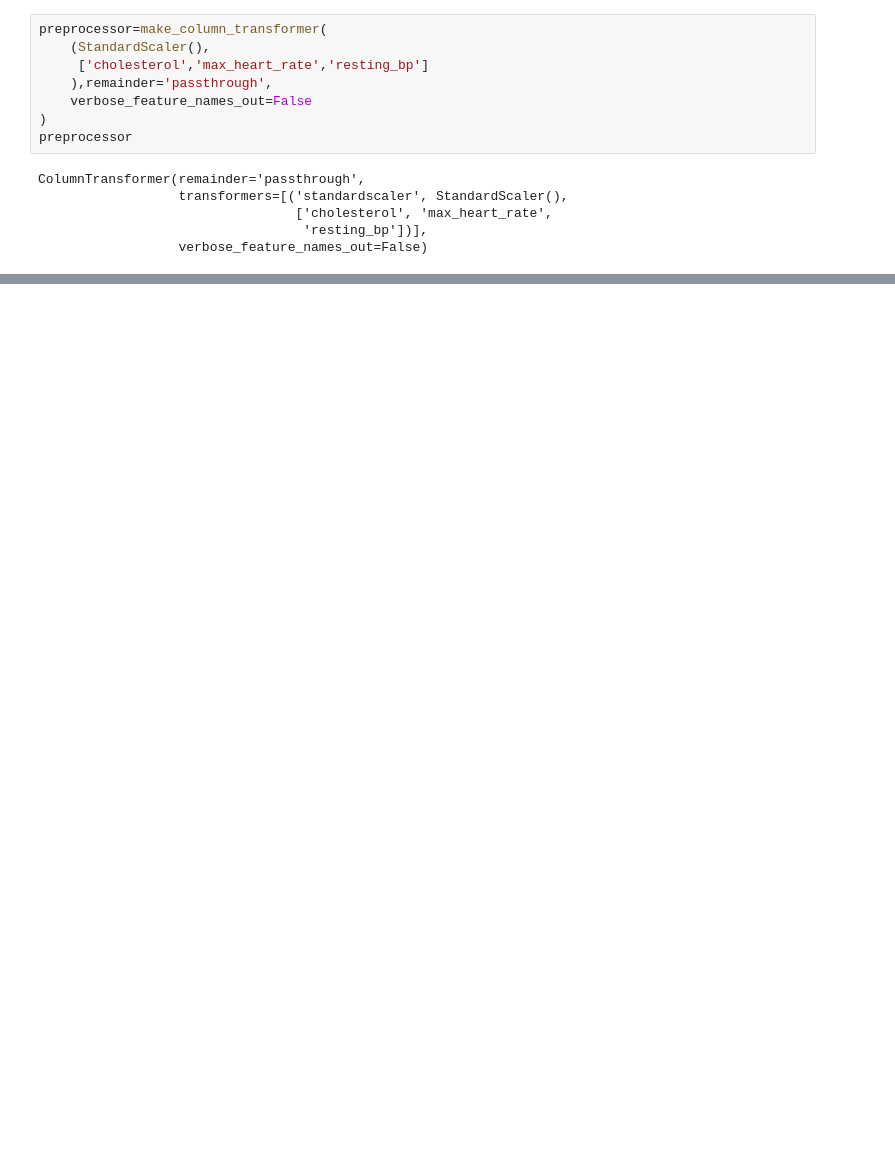
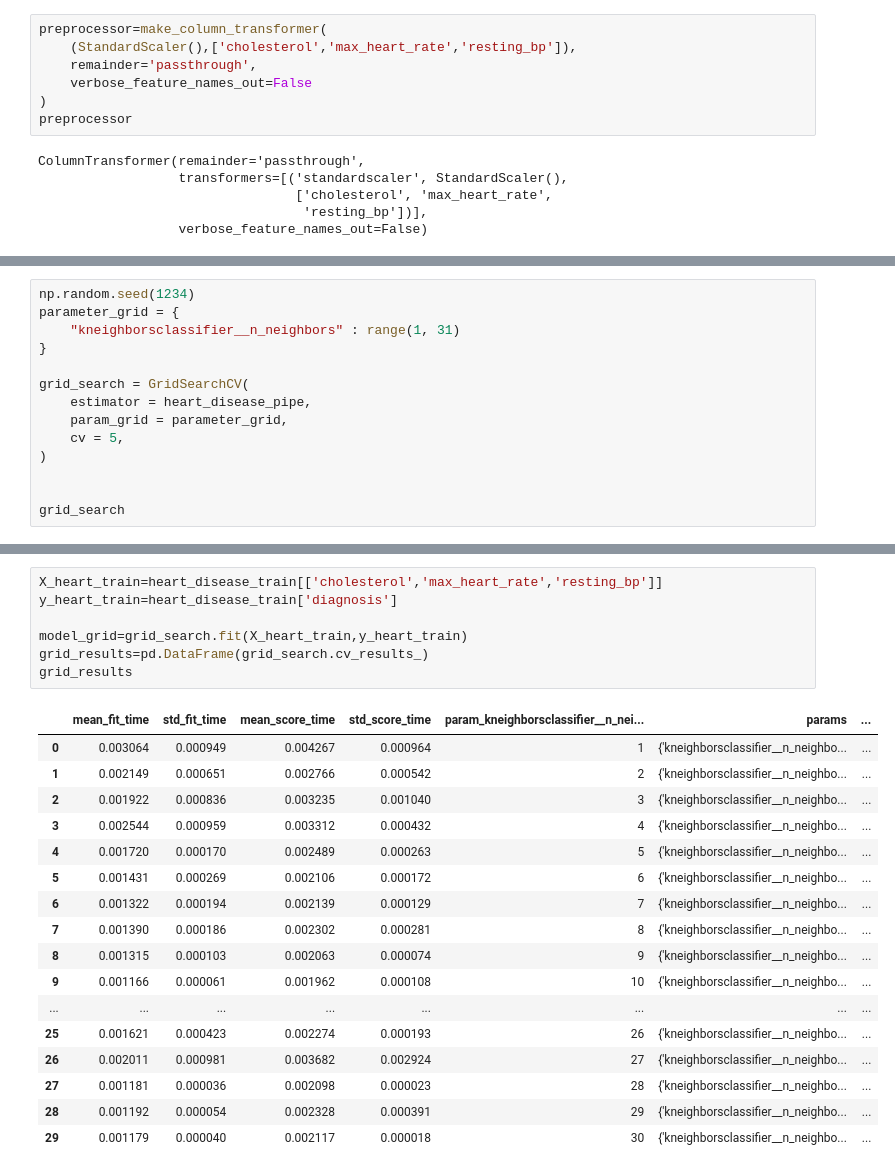
Before and after one commit to KodyForsyth/dsci_project, a Jupyter notebook: heart_disease_REPORT.ipynb, the cells around one changed output, grey strips where cells are left out. Drawn from its saved outputs; the diff is of its cells as text; blank space fills up the shorter version.

```diff
--- a/heart_disease_REPORT.ipynb
+++ b/heart_disease_REPORT.ipynb
@@ -179,8 +179,7 @@ Name: diagnosis, dtype: int64
 # %%
 preprocessor=make_column_transformer(
-    (StandardScaler(),
-     ['cholesterol','max_heart_rate','resting_bp']
-    ),remainder='passthrough',
+    (StandardScaler(),['cholesterol','max_heart_rate','resting_bp']),
+    remainder='passthrough',
     verbose_feature_names_out=False
 )
 preprocessor
@@ -199,0 +206,14 @@ heart_disease_standard.columns=['cholesterol','max_heart_rate','resting_bp']
+# %%
+np.random.seed(1234)
+parameter_grid = {
+    "kneighborsclassifier__n_neighbors" : range(1, 31)
+}
+
+grid_search = GridSearchCV(
+    estimator = heart_disease_pipe,
+    param_grid = parameter_grid,
+    cv = 5,
+)
+
+
+grid_search
@@ -200 +233,26 @@ heart_disease_standard.columns=['cholesterol','max_heart_rate','resting_bp']
+# %%
+X_heart_train=heart_disease_train[['cholesterol','max_heart_rate','resting_bp']]
+y_heart_train=heart_disease_train['diagnosis']
+
+model_grid=grid_search.fit(X_heart_train,y_heart_train)
+grid_results=pd.DataFrame(grid_search.cv_results_)
+grid_results
+# %% [output]
+|  | mean_fit_time | std_fit_time | mean_score_time | std_score_time | param_kneighborsclassifier__n_nei... | params | ... |
+| 0 | 0.003064 | 0.000949 | 0.004267 | 0.000964 | 1 | {'kneighborsclassifier__n_neighbo... | ... |
+| 1 | 0.002149 | 0.000651 | 0.002766 | 0.000542 | 2 | {'kneighborsclassifier__n_neighbo... | ... |
+| 2 | 0.001922 | 0.000836 | 0.003235 | 0.001040 | 3 | {'kneighborsclassifier__n_neighbo... | ... |
+| 3 | 0.002544 | 0.000959 | 0.003312 | 0.000432 | 4 | {'kneighborsclassifier__n_neighbo... | ... |
+| 4 | 0.001720 | 0.000170 | 0.002489 | 0.000263 | 5 | {'kneighborsclassifier__n_neighbo... | ... |
+| 5 | 0.001431 | 0.000269 | 0.002106 | 0.000172 | 6 | {'kneighborsclassifier__n_neighbo... | ... |
+| 6 | 0.001322 | 0.000194 | 0.002139 | 0.000129 | 7 | {'kneighborsclassifier__n_neighbo... | ... |
+| 7 | 0.001390 | 0.000186 | 0.002302 | 0.000281 | 8 | {'kneighborsclassifier__n_neighbo... | ... |
+| 8 | 0.001315 | 0.000103 | 0.002063 | 0.000074 | 9 | {'kneighborsclassifier__n_neighbo... | ... |
+| 9 | 0.001166 | 0.000061 | 0.001962 | 0.000108 | 10 | {'kneighborsclassifier__n_neighbo... | ... |
+| ... | ... | ... | ... | ... | ... | ... | ... |
+| 25 | 0.001621 | 0.000423 | 0.002274 | 0.000193 | 26 | {'kneighborsclassifier__n_neighbo... | ... |
+| 26 | 0.002011 | 0.000981 | 0.003682 | 0.002924 | 27 | {'kneighborsclassifier__n_neighbo... | ... |
+| 27 | 0.001181 | 0.000036 | 0.002098 | 0.000023 | 28 | {'kneighborsclassifier__n_neighbo... | ... |
+| 28 | 0.001192 | 0.000054 | 0.002328 | 0.000391 | 29 | {'kneighborsclassifier__n_neighbo... | ... |
+| 29 | 0.001179 | 0.000040 | 0.002117 | 0.000018 | 30 | {'kneighborsclassifier__n_neighbo... | ... |
 # %%
```
Also changed, not shown: parts of 22 cells of this notebook.
